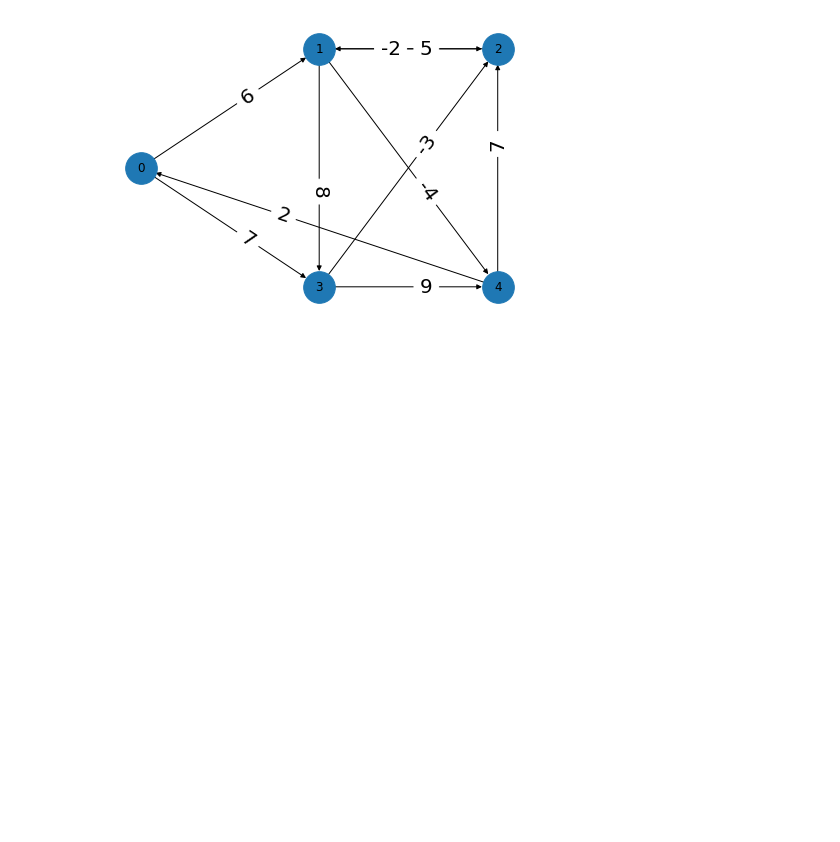
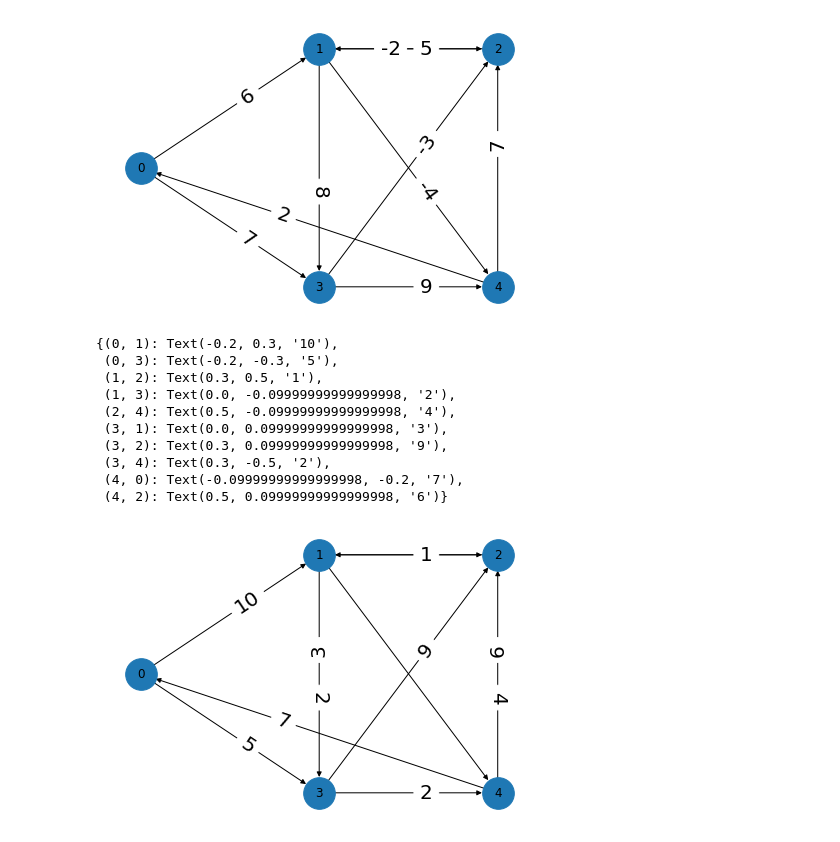
Before and after one commit to e5pe0n/algorithm-training, a Jupyter notebook: algorithm_introduction/ss24_single_source_shortest_paths/python/graph1.ipynb, the cells around one changed output. Saved outputs shown, nothing was run; the diff lists cells and outputs as text; code cells hidden in the pictures; blank space fills up the shorter version.

```diff
--- a/algorithm_introduction/ss24_single_source_shortest_paths/python/graph1.ipynb
+++ b/algorithm_introduction/ss24_single_source_shortest_paths/python/graph1.ipynb
@@ -33,3 +33,35 @@ nx.draw_networkx_edge_labels(G, pos, edge_labels=labels, label_pos=0.4, font_siz
  (4, 0): Text(-0.09999999999999998, -0.2, '2'),
  (4, 2): Text(0.5, 0.09999999999999998, '7')}
 [figure]
+# %%
+G2 = nx.DiGraph()
+G2.add_nodes_from([i for i in range(5)])
+G2.add_weighted_edges_from((
+    (0, 1, 10), (0, 3, 5),
+    (1, 2, 1), (1, 3, 2),
+    (2, 4, 4),
+    (3, 1, 3), (3, 2, 9), (3, 4, 2),
+    (4, 0, 7), (4, 2, 6)
+))
+pos = {
+    0: (-0.5, 0),
+    1: (0, 0.5),
+    2: (0.5, 0.5),
+    3: (0, -0.5),
+    4: (0.5, -0.5)
+}
+labels = nx.get_edge_attributes(G2, 'weight')
+nx.draw(G, pos, with_labels=True, node_size=1000)
+nx.draw_networkx_edge_labels(G, pos, edge_labels=labels, font_size=20, label_pos=0.4)
+# %% [output]
+{(0, 1): Text(-0.2, 0.3, '10'),
+ (0, 3): Text(-0.2, -0.3, '5'),
+ (1, 2): Text(0.3, 0.5, '1'),
+ (1, 3): Text(0.0, -0.09999999999999998, '2'),
+ (2, 4): Text(0.5, -0.09999999999999998, '4'),
+ (3, 1): Text(0.0, 0.09999999999999998, '3'),
+ (3, 2): Text(0.3, 0.09999999999999998, '9'),
+ (3, 4): Text(0.3, -0.5, '2'),
+ (4, 0): Text(-0.09999999999999998, -0.2, '7'),
+ (4, 2): Text(0.5, 0.09999999999999998, '6')}
+[figure, added]
```
Also changed, not shown: 3 other files.
